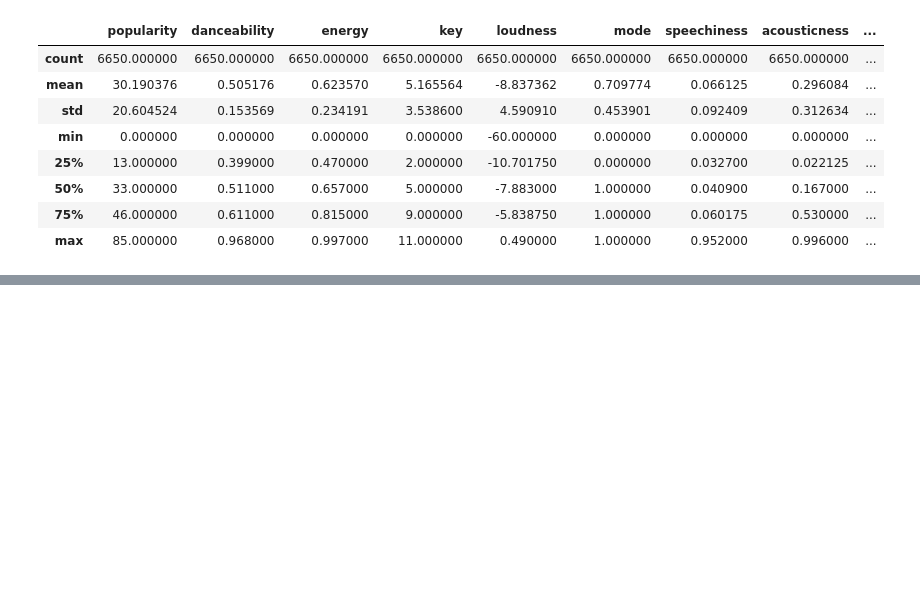
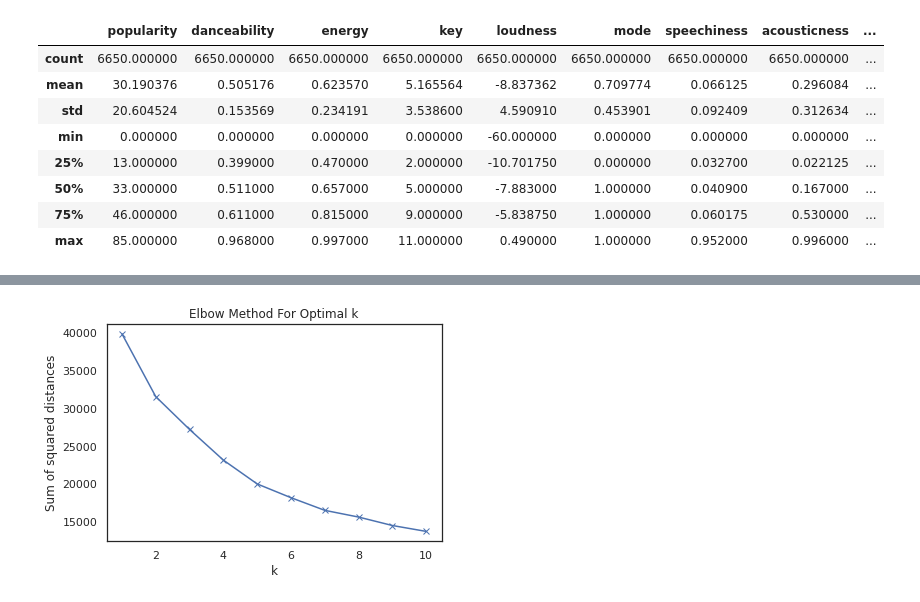
Before and after one commit to honggyu420/spotify-song-clustering, a Jupyter notebook: analysis.ipynb, the cells around one changed output, grey strips where cells are left out. Cells and saved outputs as stored; diff of their text form; code cells hidden in the pictures; blank space fills up the shorter version.

```diff
--- a/analysis.ipynb
+++ b/analysis.ipynb
@@ -254,0 +66,15 @@ joined_df.to_csv('data/songs_with_features.csv')
+# %%
+ss_dist = []
+K = range(1, 11)
+for k in K:
+    km = KMeans(n_clusters=k, max_iter=30000, init='k-means++', random_state=123)
+    km = km.fit(X)
+    ss_dist.append(km.inertia_)
+# %%
+plt.plot(K, ss_dist, 'bx-')
+plt.xlabel('k')
+plt.ylabel('Sum of squared distances')
+plt.title('Elbow Method For Optimal k')
+plt.show()
+# %% [output]
+[figure, added]
```
Also changed, not shown: parts of 29 cells of this notebook, 1 other file.
